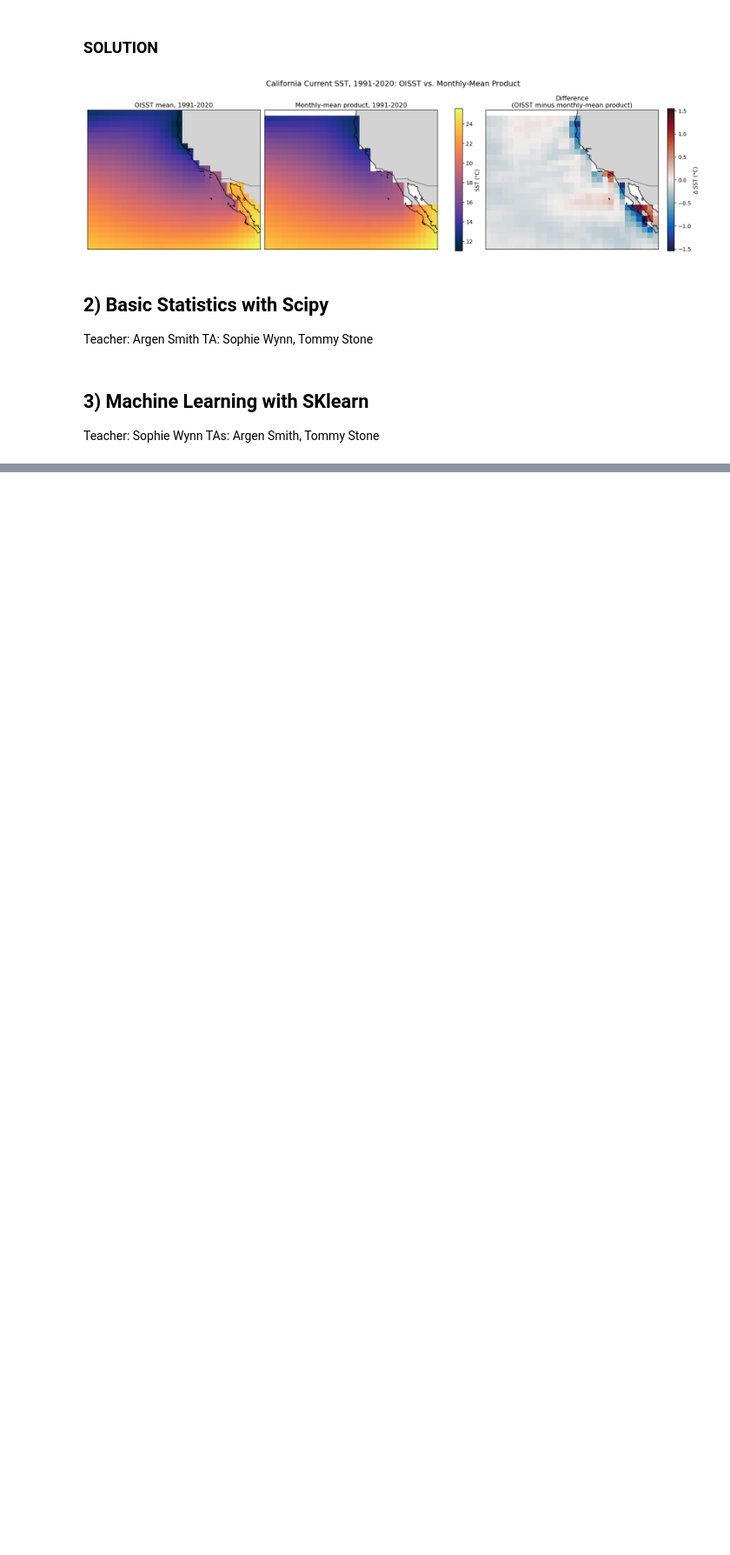
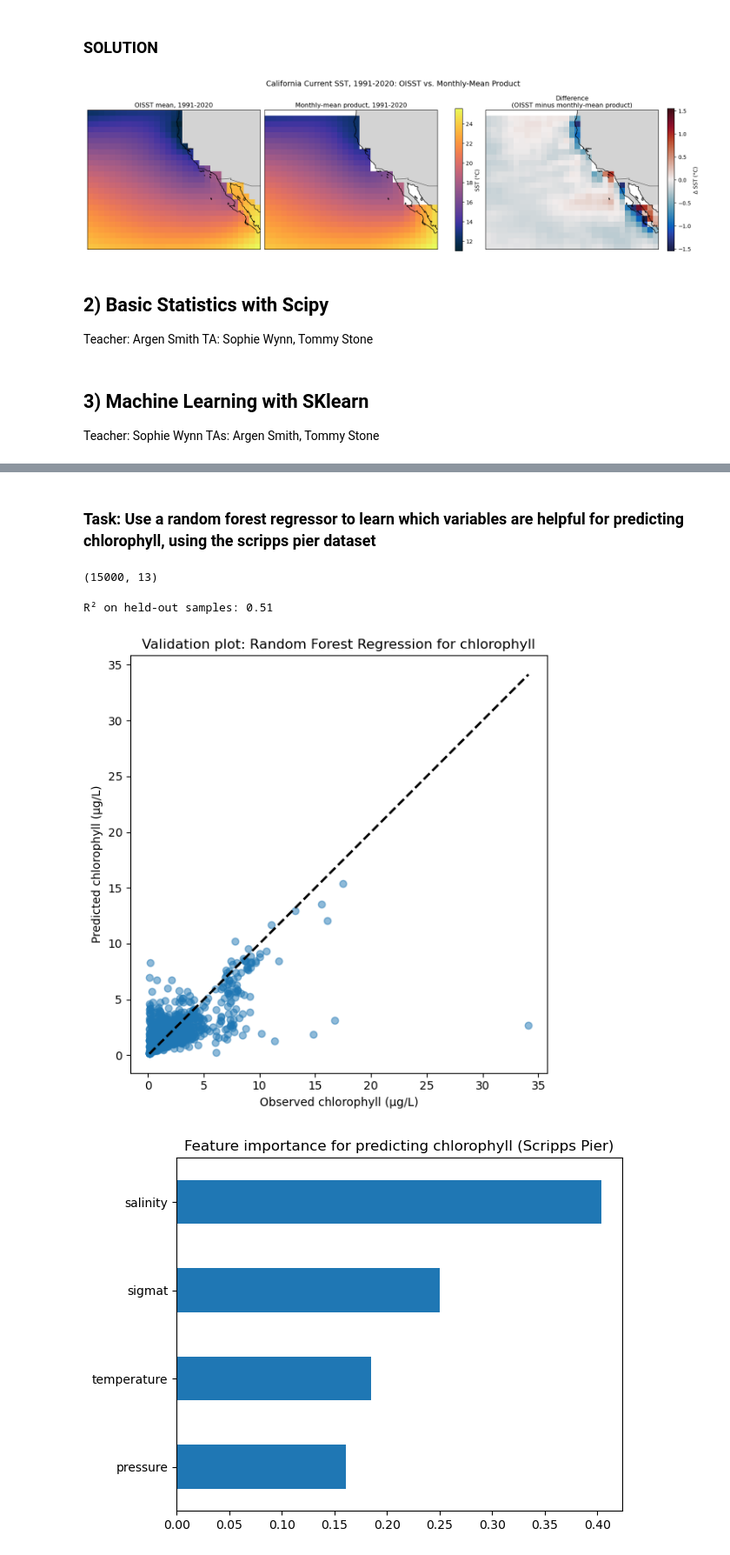
Before and after one commit to tgstone/sio-math-workshop, a Jupyter notebook: docs/source/2026/day3/data_workshop2.ipynb, the cells around one changed output, grey strips where cells are left out. Shown at 87% size. Saved outputs shown, nothing was run; the diff lists cells and outputs as text; code cells hidden in the pictures; blank space fills up the shorter version.

Commit message:
uploading Sophie's changes to the data notebook

```diff
--- a/docs/source/2026/day3/data_workshop2.ipynb
+++ b/docs/source/2026/day3/data_workshop2.ipynb
@@ -429,0 +458,80 @@ TAs: Argen Smith, Tommy Stone
+# %% [markdown]
+### Task: Use a random forest regressor to learn which variables are helpful for predicting chlorophyll, using the scripps pier dataset
+# %%
+
+from sklearn.ensemble import RandomForestRegressor
+from sklearn.model_selection import train_test_split
+import numpy as np
+np.random.seed(0)
+import pandas as pd
+import xarray as xr
+import matplotlib.pyplot as plt
+
+# Scripps Pier shore station, 2005
+
+pier = xr.open_dataset("/Users/sophiewynn/Desktop/lesson plans/MathWorkShop/scripps_pier-2005.nc")
+
+# using what we learned in the part 1 of the workship, convert to df. it is easier to work with a pandas dataframe for this part of the analysis
+pier_df = pier[["temperature", "salinity", "pressure", "sigmat", "chlorophyll",
+                "temperature_flagPrimary", "salinity_flagPrimary",
+                "pressure_flagPrimary", "chlorophyll_flagPrimary"]].to_dataframe().reset_index()
+
+# keep only QC-passed data (flag == 1 means "good data") -- real instrument data always needs this check
+good = pier_df[
+    (pier_df["temperature_flagPrimary"] == 1) & (pier_df["salinity_flagPrimary"] == 1) &
+    (pier_df["pressure_flagPrimary"] == 1) & (pier_df["chlorophyll_flagPrimary"] == 1)
+].dropna(subset=["temperature", "salinity", "pressure", "sigmat", "chlorophyll"])
+
+features = ["temperature", "salinity", "pressure", "sigmat"] # these are the inputs
+target = "chlorophyll" # this is the output
+sample = good.sample(15000, random_state=0)  # subsample for computational speed , this samples 15k rows from the good data for training/testing
+sample.shape
+# %% [output]
+(15000, 13)
+# %%
+# split up your inputs from your target variable
+
+
+X, y = sample[features], sample[target]
+
+# split into training and testing sets
+X_train, X_test, y_train, y_test = train_test_split(X, y, test_size=0.20, random_state=0)
+
+# fit the model, note all of the hyperparameters can be tuned, but this is a good starting point
+chloro_model = RandomForestRegressor(n_estimators=200, random_state=0)
+chloro_model.fit(X_train, y_train) # make sure to train!
+
+
+#make predictions on the test set
+y_pred = chloro_model.predict(X_test)
+# %%
+
+# R2 is calculated by taking the proportion of variance in the target variable that is explained by the model.
+r2 = chloro_model.score(X_test, y_test)
+print(f"R² on held-out samples: {r2:.2f}")
+
+#plot a validation plot
+fig, ax = plt.subplots(figsize=(6, 6))
+ax.scatter(y_test, y_pred, alpha=0.5)
+#make the axes equal so that the 1:1 line is at a 45 degree angle
+ax.set_aspect('equal', adjustable='box')
+ax.plot([y_test.min(), y_test.max()], [y_test.min(), y_test.max()], 'k--', lw=2)
+ax.set_xlabel("Observed chlorophyll (µg/L)")
+ax.set_ylabel("Predicted chlorophyll (µg/L)")
+ax.set_title("Validation plot: Random Forest Regression for chlorophyll")
+plt.tight_layout()
+plt.show()
+
+
+#plot the feature importances
+# pd.series allows you to create a series from an array and assign an index to it, which is useful for labeling the feature importances.
+# The `sort_values()` method sorts the feature importances in ascending order, and `plot.barh()` creates a horizontal bar plot of the sorted feature importances.
+pd.Series(chloro_model.feature_importances_, index=features).sort_values().plot.barh(
+    title="Feature importance for predicting chlorophyll (Scripps Pier)"
+)
+plt.tight_layout()
+plt.show()
+# %% [output]
+R² on held-out samples: 0.51
+[figure, added]
+[figure, added]
```
Also changed, not shown: parts of 8 cells of this notebook.
